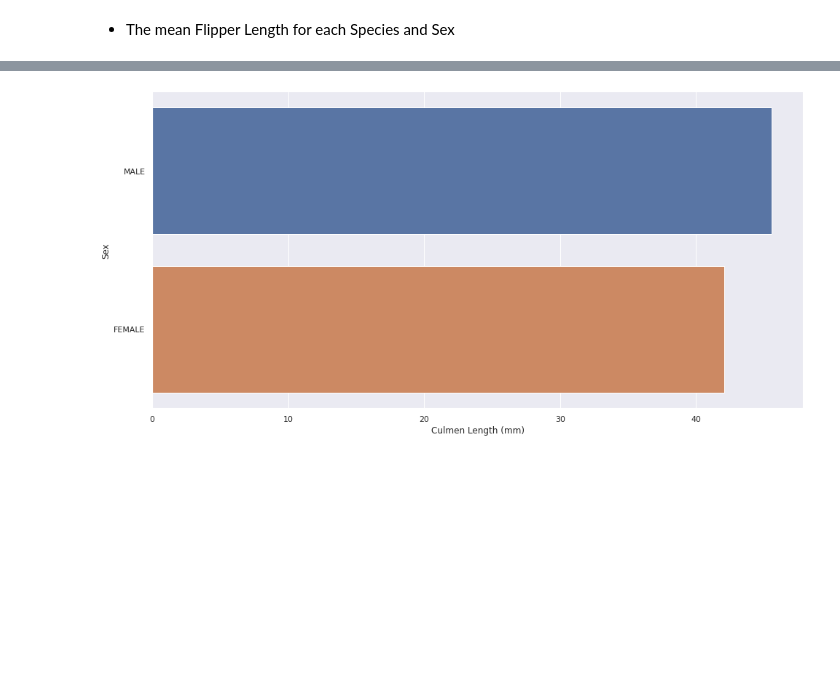
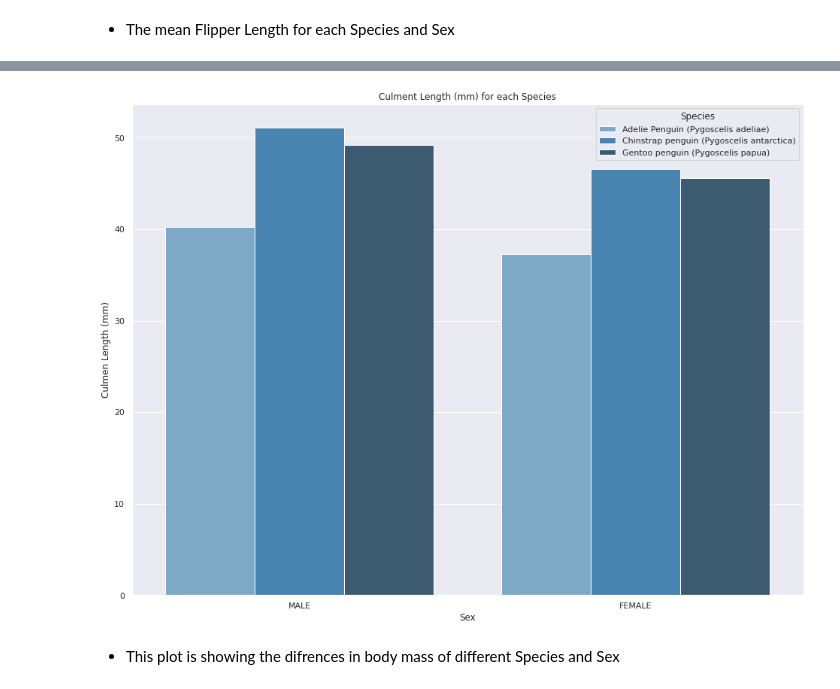
Before and after one commit to rawanalqarni/Palmer_penguins_EDA, a Jupyter notebook: penguins.ipynb, the cells around one changed output, grey strips where cells are left out. Drawn from its saved outputs; the diff is of its cells as text; code cells hidden in the pictures; blank space fills up the shorter version.

```diff
--- a/penguins.ipynb
+++ b/penguins.ipynb
@@ -281,0 +341,7 @@ Name: Flipper Length (mm), dtype: float64
+# %%
+sns.set(font_scale=1.5)
+from matplotlib import rcParams
+rcParams['figure.figsize'] = 16, 12
+sns.set_theme(style="darkgrid")
+sns.barplot('Sex','Culmen Depth (mm)','Species', data=df_penguins, ci=None, palette="Blues_d")
+plt.title("Culment Depth (mm) for each Species");
@@ -282,13 +350,14 @@ Name: Flipper Length (mm), dtype: float64
 # %%
 sns.set(font_scale=1.5)
 from matplotlib import rcParams
-# figure size in inches
-rcParams['figure.figsize'] = 16, 8
-
+rcParams['figure.figsize'] = 16, 12
 sns.set_theme(style="darkgrid")
-sns.barplot('Culmen Length (mm)','Sex', data=df_penguins, ci=None);
+sns.barplot('Sex','Culmen Length (mm)','Species', data=df_penguins, ci=None, palette="Blues_d")
+plt.title("Culment Length (mm) for each Species");
 # %% [output]
-[figure, old version]
+[figure, new version]
+# %% [markdown]
+- This plot is showing the difrences in body mass of different Species and Sex
 # %%
 sns.set(font_scale=1.5)
 from matplotlib import rcParams
```
Also changed, not shown: parts of 68 cells of this notebook.
